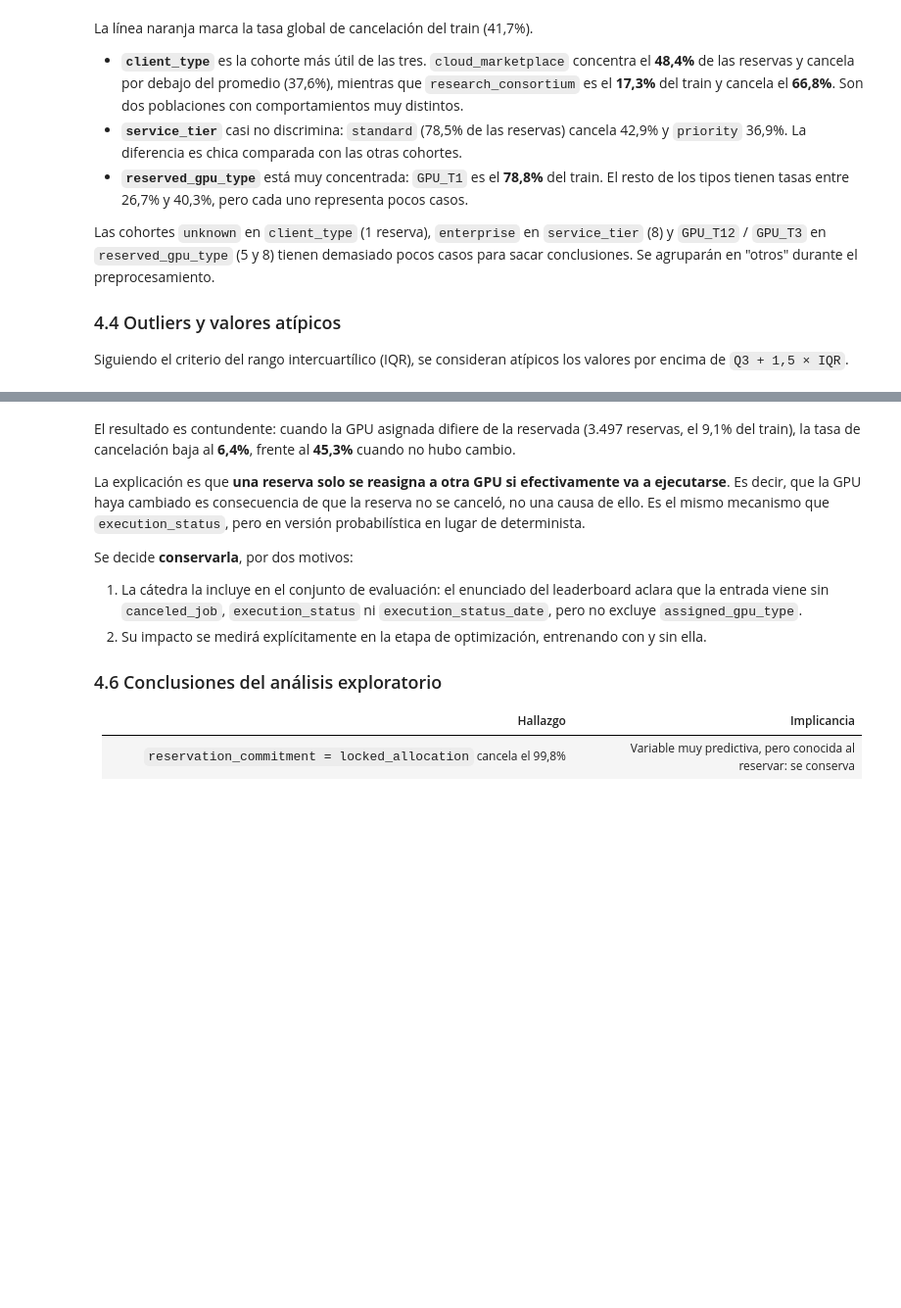
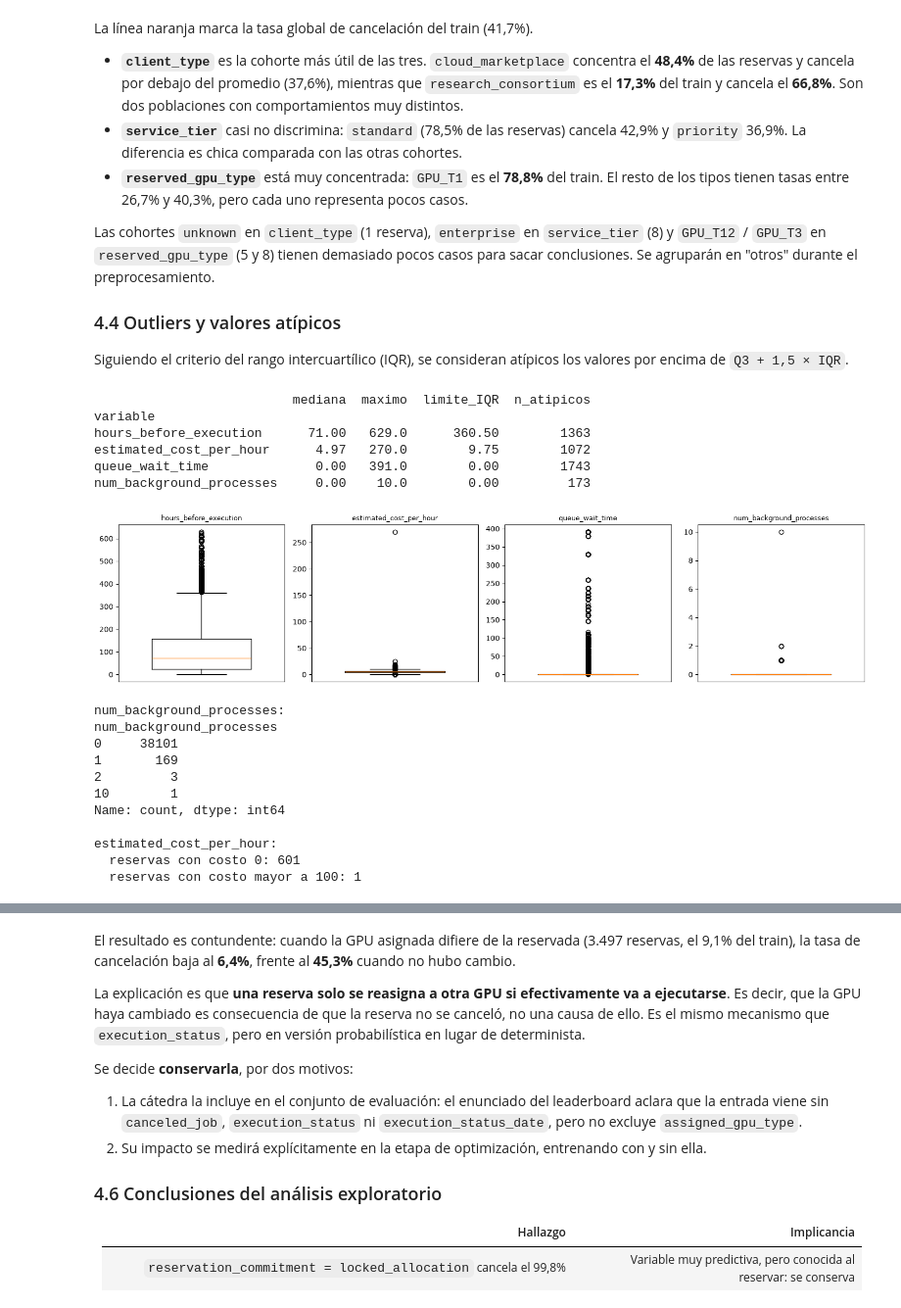
Before and after one commit to mszwarcberg-2004/TP3_ML, a Jupyter notebook: TP3_Grupo.ipynb, the cells around one changed output, grey strips where cells are left out. Shown at 98% size. Saved outputs shown, nothing was run; the diff lists cells and outputs as text; code cells hidden in the pictures; blank space fills up the shorter version.

```diff
--- a/TP3_Grupo.ipynb
+++ b/TP3_Grupo.ipynb
@@ -637,0 +804,14 @@ comparacion.reindex(orden).round(3)
+# %%
+# ELIMINACIÓN DE VARIABLES REDUNDANTES
+
+cols_eliminar = ["total_gpu_hours", "total_processes", "execution_week"]
+
+# Se eliminan de train y de test. Quitar columnas no usa información de los datos,
+# así que hacerlo en ambos conjuntos no genera leakage.
+# errors="ignore" permite volver a correr la celda sin que falle.
+X_train = X_train.drop(columns=cols_eliminar, errors="ignore")
+X_test = X_test.drop(columns=cols_eliminar, errors="ignore")
+train = train.drop(columns=cols_eliminar, errors="ignore")
+
+print("Columnas de X_train:", X_train.shape[1])
+print("Columnas de X_test:", X_test.shape[1])
@@ -745,7 +956,6 @@ Siguiendo el criterio del rango intercuartílico (IQR), se consideran atípicos
 cols_revisar = [
     "hours_before_execution",
     "estimated_cost_per_hour",
-    "total_gpu_hours",
     "queue_wait_time",
     "num_background_processes",
 ]
@@ -762,33 +972,52 @@ for col in cols_revisar:
     limite_superior = q3 + 1.5 * iqr
 
     filas_iqr.append({
         "variable": col,
         "mediana": train[col].median(),
         "maximo": train[col].max(),
         "limite_IQR": limite_superior,
         "n_atipicos": int((train[col] > limite_superior).sum()),
     })
 
 print(pd.DataFrame(filas_iqr).set_index("variable").round(2))
 
 # Boxplots para ver la forma de cada distribución
 fig, axes = plt.subplots(1, len(cols_revisar), figsize=(15, 3.5))
 
 for ax, col in zip(axes, cols_revisar):
     ax.boxplot(train[col].dropna(), widths=0.6)
     ax.set_title(col, fontsize=9)
     ax.set_xticks([])
 
 plt.tight_layout()
 plt.show()
 
 # Miramos de cerca los dos casos sospechosos de ser errores de carga
 print("\nnum_background_processes:")
 print(train["num_background_processes"].value_counts().sort_index())
 
 print("\nestimated_cost_per_hour:")
 print("  reservas con costo 0:", (train["estimated_cost_per_hour"] == 0).sum())
 print("  reservas con costo mayor a 100:", (train["estimated_cost_per_hour"] > 100).sum())
+# %% [output]
+                          mediana  maximo  limite_IQR  n_atipicos
+variable
+hours_before_execution      71.00   629.0      360.50        1363
+estimated_cost_per_hour      4.97   270.0        9.75        1072
+queue_wait_time              0.00   391.0        0.00        1743
+num_background_processes     0.00    10.0        0.00         173
+[figure, added]
+num_background_processes:
+num_background_processes
+0     38101
+1       169
+2         3
+10        1
+Name: count, dtype: int64
+
+estimated_cost_per_hour:
+  reservas con costo 0: 601
+  reservas con costo mayor a 100: 1
 # %% [markdown]
 Conviene distinguir dos situaciones distintas:
 
```
Also changed, not shown: parts of 19 cells of this notebook.
